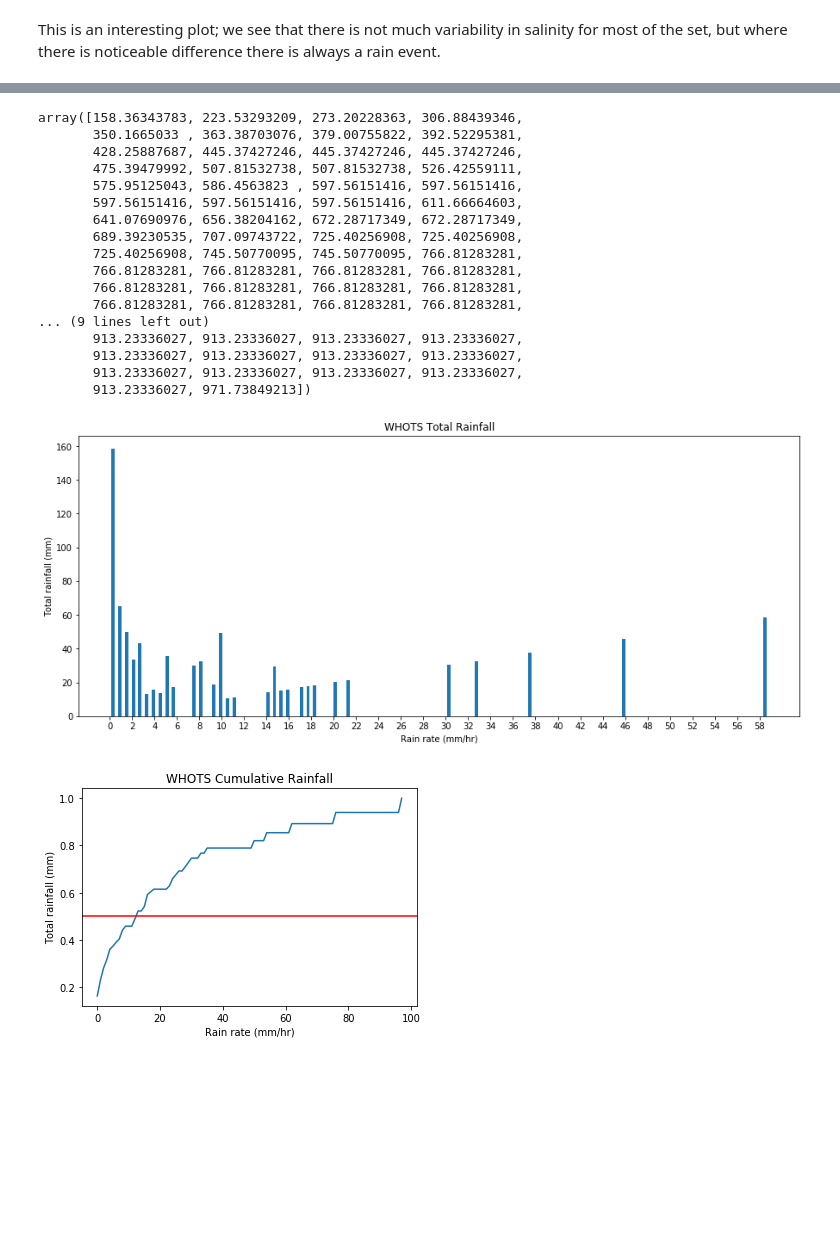
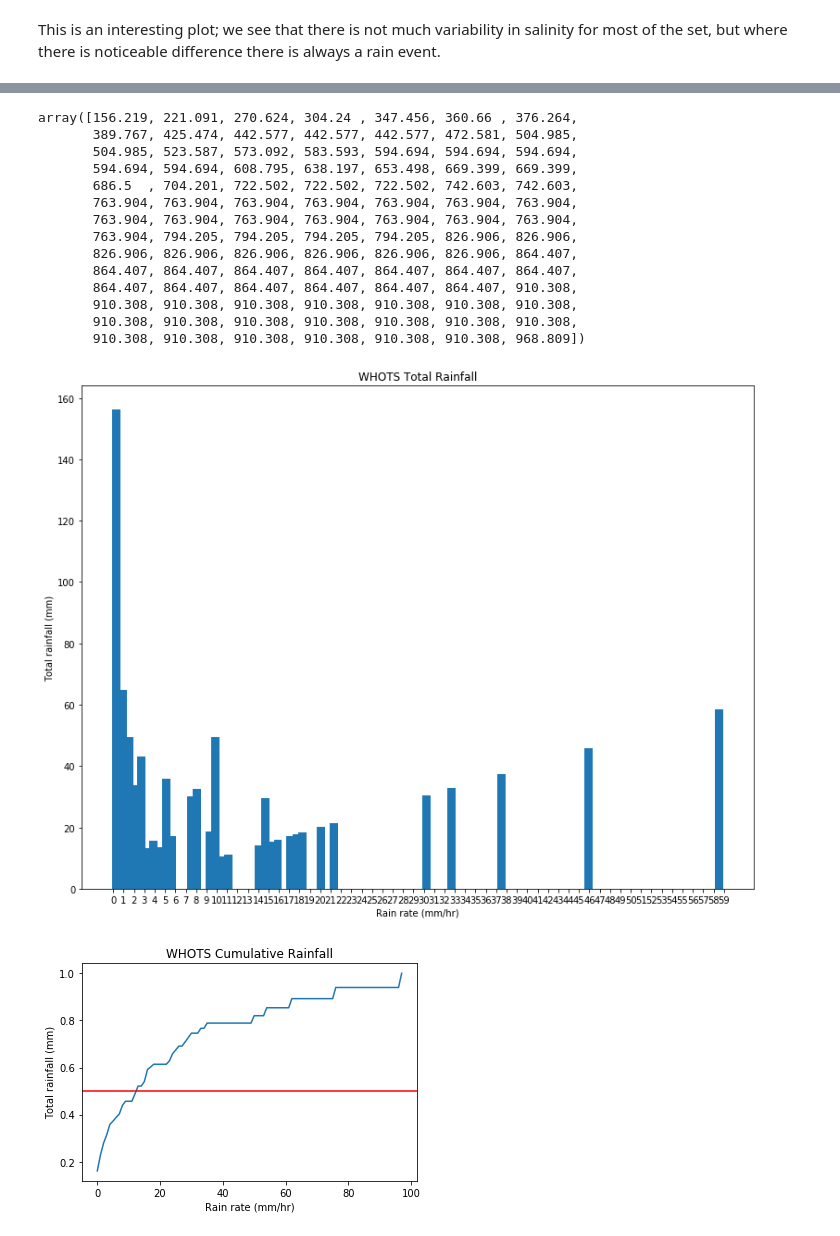
Before and after one commit to uncw-cubesat-lab/rain-class, a Jupyter notebook: Intuitive Look at Precipitation Measures.ipynb, the cells around one changed output, grey strips where cells are left out. Cells and saved outputs as stored; diff of their text form; code cells hidden in the pictures; blank space fills up the shorter version.

```diff
--- a/Intuitive Look at Precipitation Measures.ipynb
+++ b/Intuitive Look at Precipitation Measures.ipynb
@@ -610,12 +1408,14 @@ plt.scatter(x=whots['sss'], y=whots['precip'])
 # %% [markdown]
 This is an interesting plot; we see that there is not much variability in salinity for most of the set, but where there is noticeable difference there is always a rain event.
 # %%
-(n, bins, patches) = plt.hist(
-    whots['precip'], bins=np.arange(min(whots[whots['precip'] > 0]['precip']),
-    max(whots[whots['precip'] > 0]['precip']) + 0.6, 0.6))
-
-plt.xlim([min(whots[whots['precip'] > 0]['precip']),max(whots[whots['precip'] > 0]['precip'])])
+#plt.hist(data['precip'], bins=np.arange(0.01,0.2,0.01))
+#plt.xlim([0.01,0.21])
+(n, bins, patches) = plt.hist(whots['precip'], bins=np.arange(0.001,59.21,0.6))
+plt.xlim([0.001,58.001])
+#plt.hist(data['precip'], bins=np.arange(15,35,3))
 plt.xscale('log')
 plt.show()
 bin_centers = bins[0:98] + 0.3
+#bin_centers
+#print(a)
 # %% [output]
@@ -650,32 +1441,29 @@ plt.scatter(x=bin_centers, y=sums)
 # %%
 sums.cumsum()
 # %% [output]
-array([158.36343783, 223.53293209, 273.20228363, 306.88439346,
-       350.1665033 , 363.38703076, 379.00755822, 392.52295381,
-       428.25887687, 445.37427246, 445.37427246, 445.37427246,
-       475.39479992, 507.81532738, 507.81532738, 526.42559111,
-       575.95125043, 586.4563823 , 597.56151416, 597.56151416,
-       597.56151416, 597.56151416, 597.56151416, 611.66664603,
-       641.07690976, 656.38204162, 672.28717349, 672.28717349,
-       689.39230535, 707.09743722, 725.40256908, 725.40256908,
-       725.40256908, 745.50770095, 745.50770095, 766.81283281,
-       766.81283281, 766.81283281, 766.81283281, 766.81283281,
-       766.81283281, 766.81283281, 766.81283281, 766.81283281,
-       766.81283281, 766.81283281, 766.81283281, 766.81283281,
-... (9 lines left out)
-       913.23336027, 913.23336027, 913.23336027, 913.23336027,
-       913.23336027, 913.23336027, 913.23336027, 913.23336027,
-       913.23336027, 913.23336027, 913.23336027, 913.23336027,
-       913.23336027, 971.73849213])
+array([156.219, 221.091, 270.624, 304.24 , 347.456, 360.66 , 376.264,
+       389.767, 425.474, 442.577, 442.577, 442.577, 472.581, 504.985,
+       504.985, 523.587, 573.092, 583.593, 594.694, 594.694, 594.694,
+       594.694, 594.694, 608.795, 638.197, 653.498, 669.399, 669.399,
+       686.5  , 704.201, 722.502, 722.502, 722.502, 742.603, 742.603,
+       763.904, 763.904, 763.904, 763.904, 763.904, 763.904, 763.904,
+       763.904, 763.904, 763.904, 763.904, 763.904, 763.904, 763.904,
+       763.904, 794.205, 794.205, 794.205, 794.205, 826.906, 826.906,
+       826.906, 826.906, 826.906, 826.906, 826.906, 826.906, 864.407,
+       864.407, 864.407, 864.407, 864.407, 864.407, 864.407, 864.407,
+       864.407, 864.407, 864.407, 864.407, 864.407, 864.407, 910.308,
+       910.308, 910.308, 910.308, 910.308, 910.308, 910.308, 910.308,
+       910.308, 910.308, 910.308, 910.308, 910.308, 910.308, 910.308,
+       910.308, 910.308, 910.308, 910.308, 910.308, 910.308, 968.809])
 # %%
-_, ax = plt.subplots(figsize=(15,6))
-plt.bar(x=bin_centers, height=sums, width=0.3)
+_, ax = plt.subplots(figsize=(13,10))
+plt.bar(x=bin_centers, height=sums)
 plt.xlabel('Rain rate (mm/hr)')
 plt.ylabel('Total rainfall (mm)')
 plt.title('WHOTS Total Rainfall')
-plt.xticks(np.arange(0,60,2));
+plt.xticks(np.arange(0,60,1));
 # %% [output]
-[figure, old version]
+[figure, new version]
 # %%
 fullsum = sums.cumsum()/sums.sum()
 halfsum = (sums.cumsum()/sums.sum())[:50]
```
Also changed, not shown: parts of 77 cells of this notebook.
